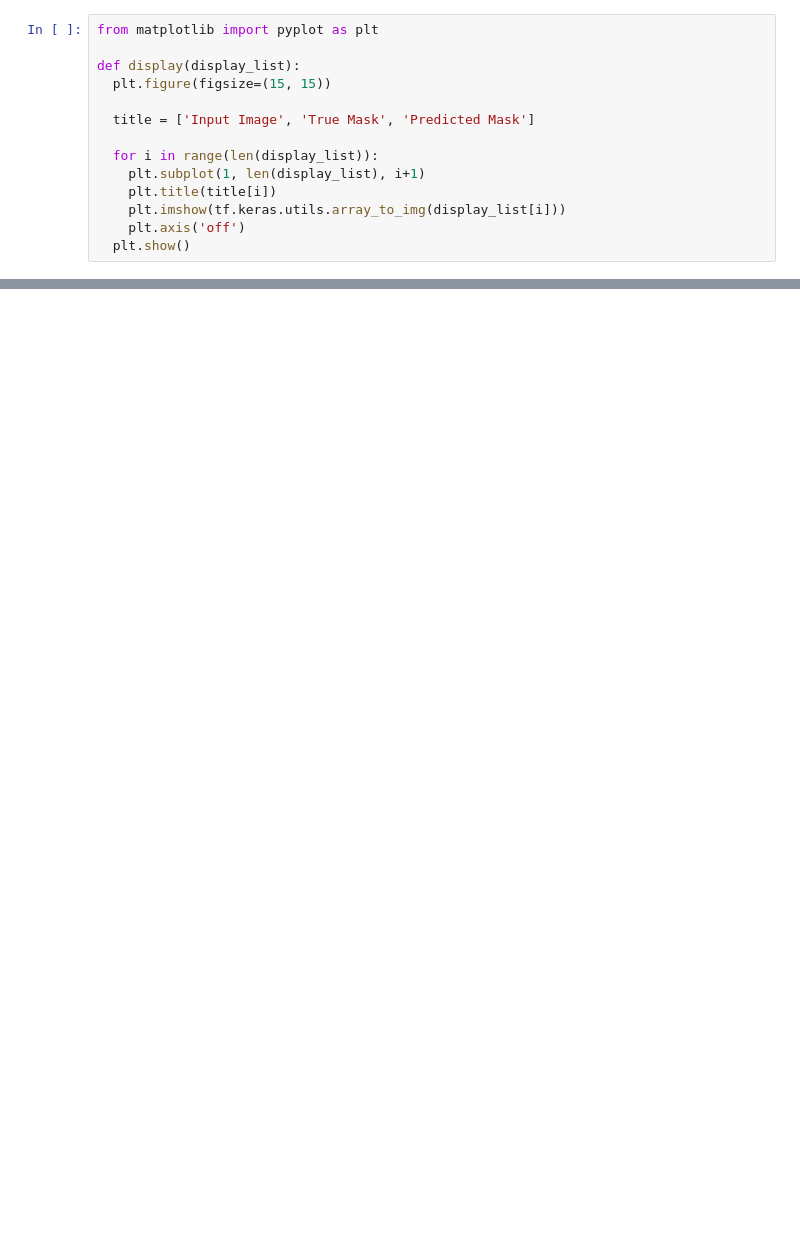
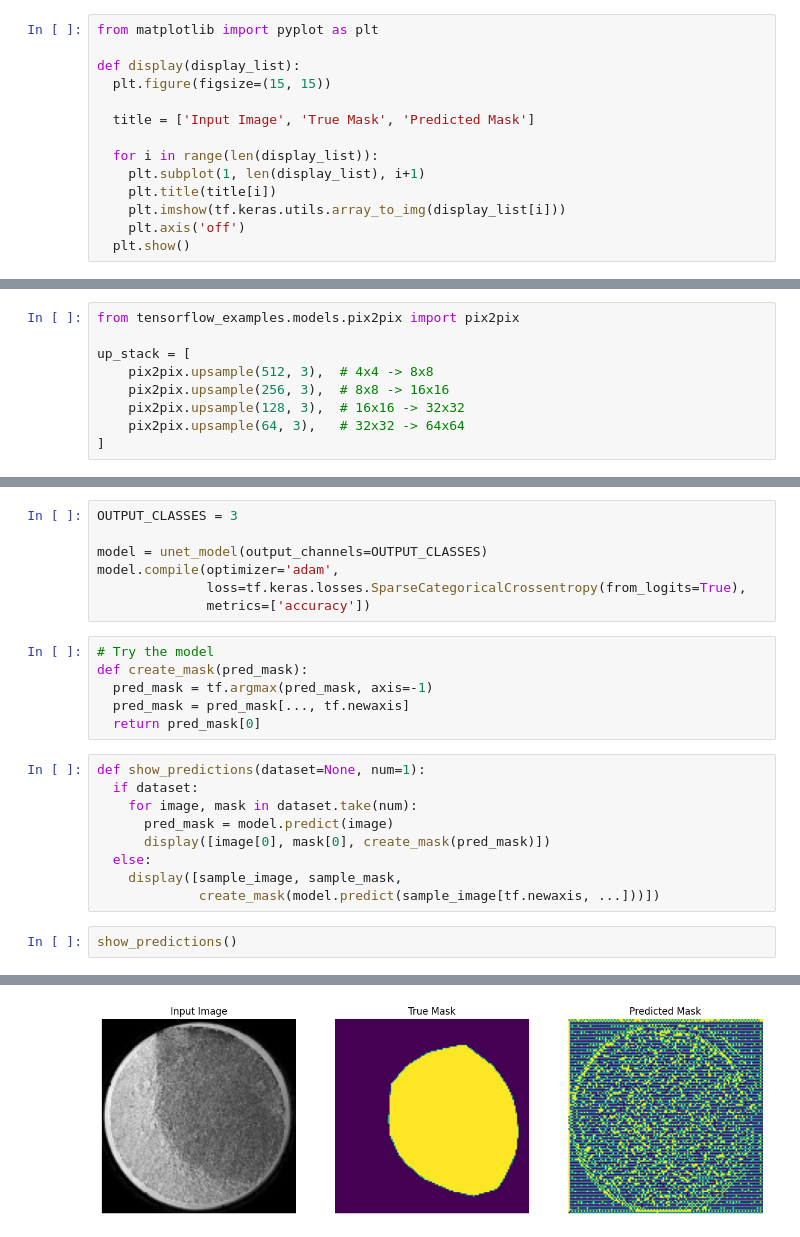
Before and after one commit to Jon400/Titanium_Find_Contour_U-Net, a Jupyter notebook: U-Net_Model.ipynb, the cells around one changed output, grey strips where cells are left out. Saved outputs shown, nothing was run; the diff lists cells and outputs as text; blank space fills up the shorter version.

Commit message:
Running Unet

```diff
--- a/U-Net_Model.ipynb
+++ b/U-Net_Model.ipynb
@@ -129,0 +151,9 @@ NameError: name 'train_batches' is not defined
+# %%
+from tensorflow_examples.models.pix2pix import pix2pix
+
+up_stack = [
+    pix2pix.upsample(512, 3),  # 4x4 -> 8x8
+    pix2pix.upsample(256, 3),  # 8x8 -> 16x16
+    pix2pix.upsample(128, 3),  # 16x16 -> 32x32
+    pix2pix.upsample(64, 3),   # 32x32 -> 64x64
+]
@@ -129,0 +183,25 @@ NameError: name 'train_batches' is not defined
+# %%
+OUTPUT_CLASSES = 3
+
+model = unet_model(output_channels=OUTPUT_CLASSES)
+model.compile(optimizer='adam',
+              loss=tf.keras.losses.SparseCategoricalCrossentropy(from_logits=True),
+              metrics=['accuracy'])
+# %%
+# Try the model
+def create_mask(pred_mask):
+  pred_mask = tf.argmax(pred_mask, axis=-1)
+  pred_mask = pred_mask[..., tf.newaxis]
+  return pred_mask[0]
+# %%
+def show_predictions(dataset=None, num=1):
+  if dataset:
+    for image, mask in dataset.take(num):
+      pred_mask = model.predict(image)
+      display([image[0], mask[0], create_mask(pred_mask)])
+  else:
+    display([sample_image, sample_mask,
+             create_mask(model.predict(sample_image[tf.newaxis, ...]))])
+# %%
+show_predictions()
+# %% [output]
@@ -129,0 +209 @@ NameError: name 'train_batches' is not defined
+[figure, added]
```
Also changed, not shown: parts of 10 cells of this notebook.
